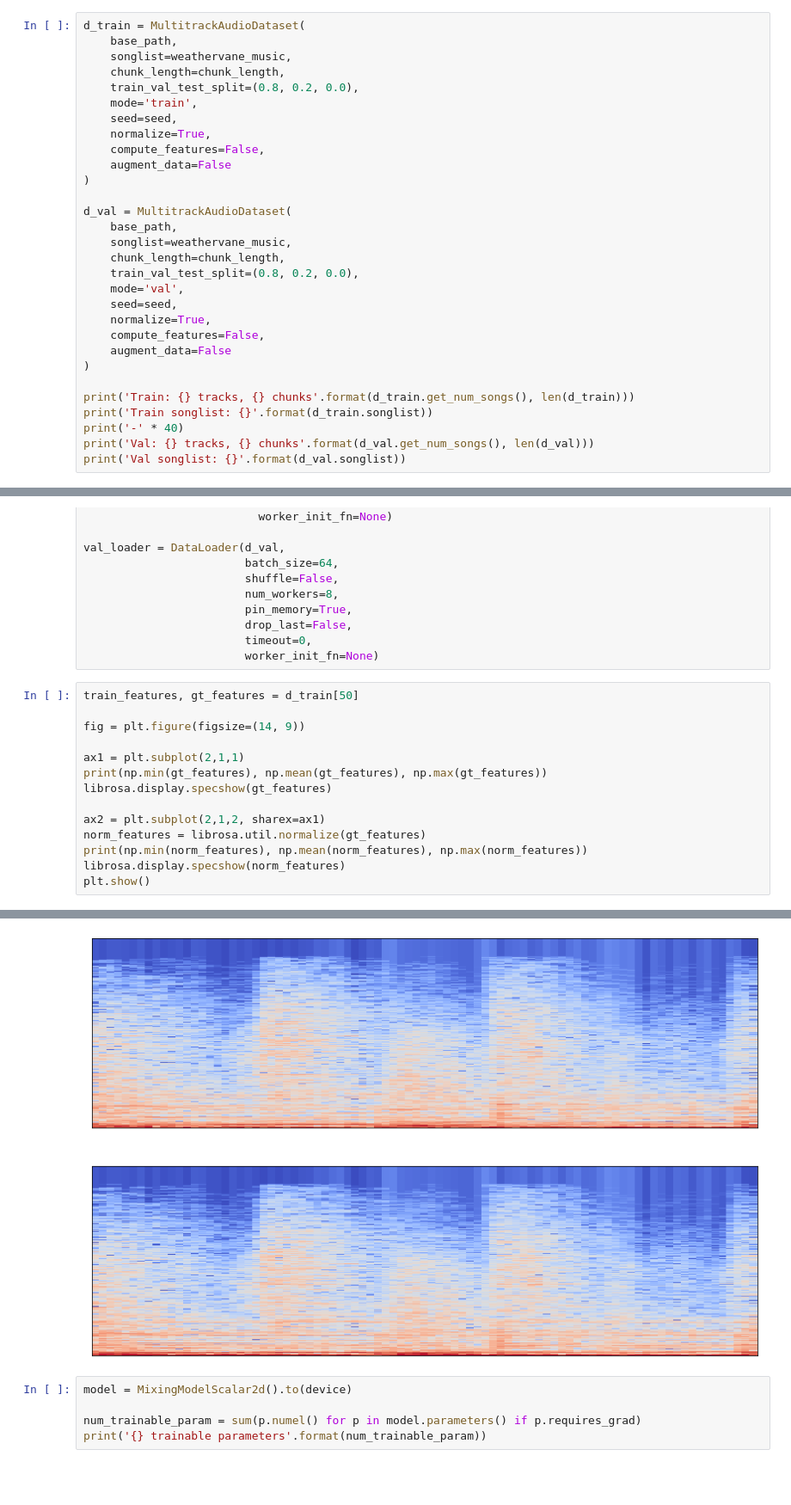
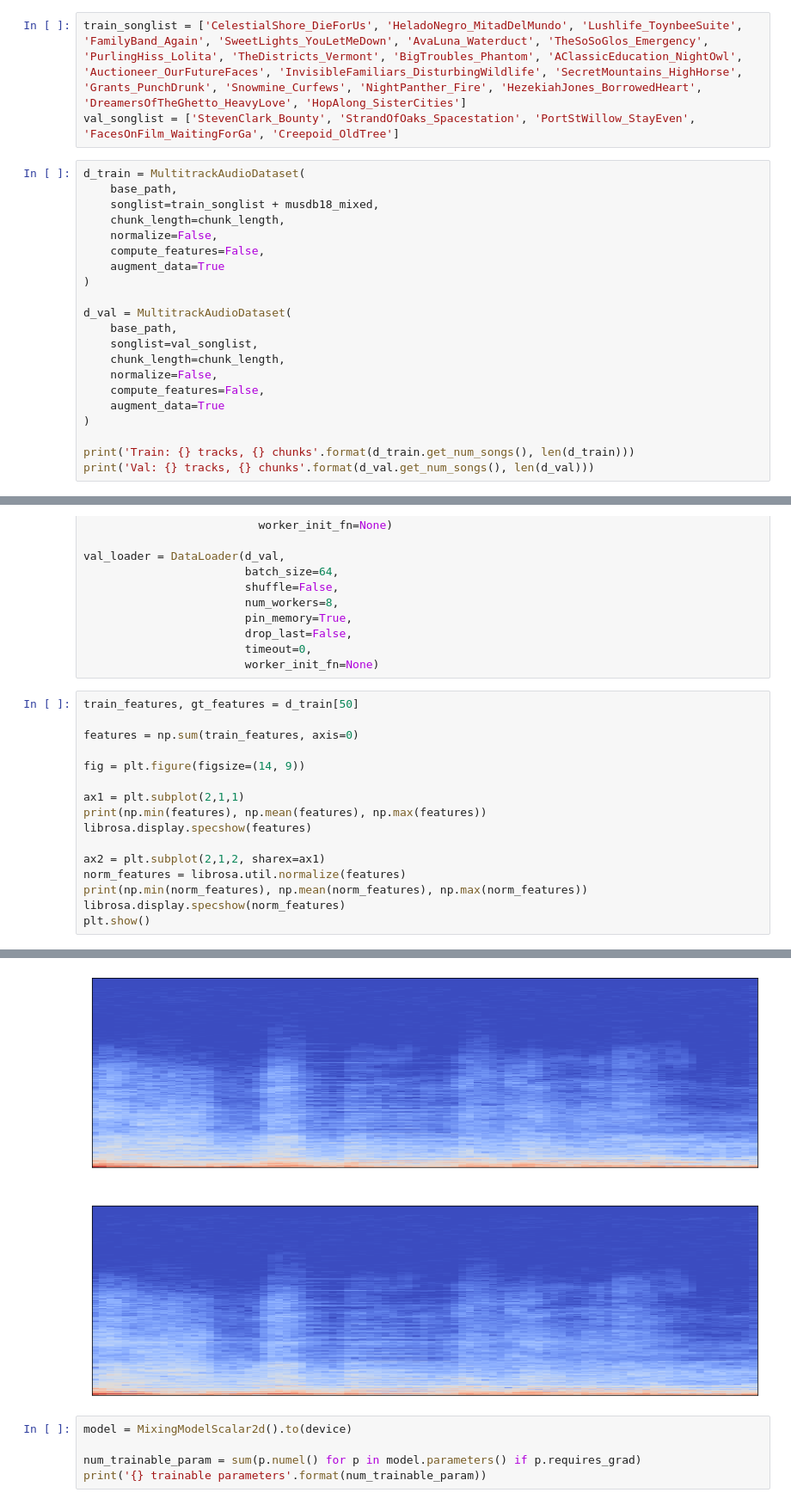
Before and after one commit to apelykh/deep-audio-mixer, a Jupyter notebook: training_ignite.ipynb, the cells around one changed output, grey strips where cells are left out. Shown at 86% size. Saved outputs shown, nothing was run; the diff lists cells and outputs as text; blank space fills up the shorter version.

```diff
--- a/training_ignite.ipynb
+++ b/training_ignite.ipynb
@@ -35,31 +50,25 @@ chunk_length = 1
+# %%
+train_songlist = ['CelestialShore_DieForUs', 'HeladoNegro_MitadDelMundo', 'Lushlife_ToynbeeSuite', 'FamilyBand_Again', 'SweetLights_YouLetMeDown', 'AvaLuna_Waterduct', 'TheSoSoGlos_Emergency', 'PurlingHiss_Lolita', 'TheDistricts_Vermont', 'BigTroubles_Phantom', 'AClassicEducation_NightOwl', 'Auctioneer_OurFutureFaces', 'InvisibleFamiliars_DisturbingWildlife', 'SecretMountains_HighHorse', 'Grants_PunchDrunk', 'Snowmine_Curfews', 'NightPanther_Fire', 'HezekiahJones_BorrowedHeart', 'DreamersOfTheGhetto_HeavyLove', 'HopAlong_SisterCities']
+val_songlist = ['StevenClark_Bounty', 'StrandOfOaks_Spacestation', 'PortStWillow_StayEven', 'FacesOnFilm_WaitingForGa', 'Creepoid_OldTree']
 # %%
 d_train = MultitrackAudioDataset(
     base_path,
-    songlist=weathervane_music,
+    songlist=train_songlist + musdb18_mixed,
     chunk_length=chunk_length,
-    train_val_test_split=(0.8, 0.2, 0.0),
-    mode='train',
-    seed=seed,
-    normalize=True,
+    normalize=False,
     compute_features=False,
-    augment_data=False
+    augment_data=True
 )
 
 d_val = MultitrackAudioDataset(
     base_path,
-    songlist=weathervane_music,
+    songlist=val_songlist,
     chunk_length=chunk_length,
-    train_val_test_split=(0.8, 0.2, 0.0),
-    mode='val',
-    seed=seed,
-    normalize=True,
+    normalize=False,
     compute_features=False,
-    augment_data=False
+    augment_data=True
 )
 
 print('Train: {} tracks, {} chunks'.format(d_train.get_num_songs(), len(d_train)))
-print('Train songlist: {}'.format(d_train.songlist))
-print('-' * 40)
 print('Val: {} tracks, {} chunks'.format(d_val.get_num_songs(), len(d_val)))
-print('Val songlist: {}'.format(d_val.songlist))
 # %% [output]
@@ -88,15 +94,17 @@ val_loader = DataLoader(d_val,
                         worker_init_fn=None)
 # %%
 train_features, gt_features = d_train[50]
+
+features = np.sum(train_features, axis=0)
 
 fig = plt.figure(figsize=(14, 9))
 
 ax1 = plt.subplot(2,1,1)
-print(np.min(gt_features), np.mean(gt_features), np.max(gt_features))
-librosa.display.specshow(gt_features)
+print(np.min(features), np.mean(features), np.max(features))
+librosa.display.specshow(features)
 
 ax2 = plt.subplot(2,1,2, sharex=ax1)
-norm_features = librosa.util.normalize(gt_features)
+norm_features = librosa.util.normalize(features)
 print(np.min(norm_features), np.mean(norm_features), np.max(norm_features))
 librosa.display.specshow(norm_features)
 plt.show()
@@ -106,4 +114,4 @@ plt.show()
-[figure, old version]
+[figure, new version]
 # %%
 model = MixingModelScalar2d().to(device)
 
```
Also changed, not shown: parts of 15 cells of this notebook, 8 other files.
